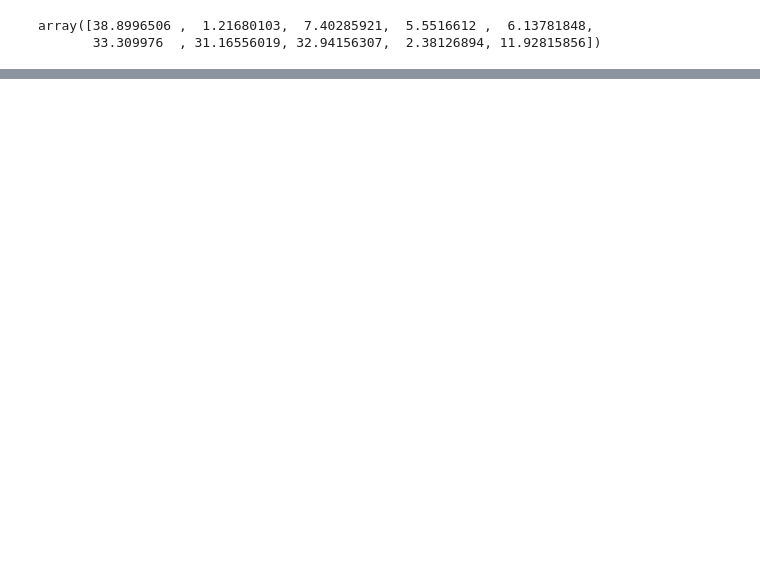
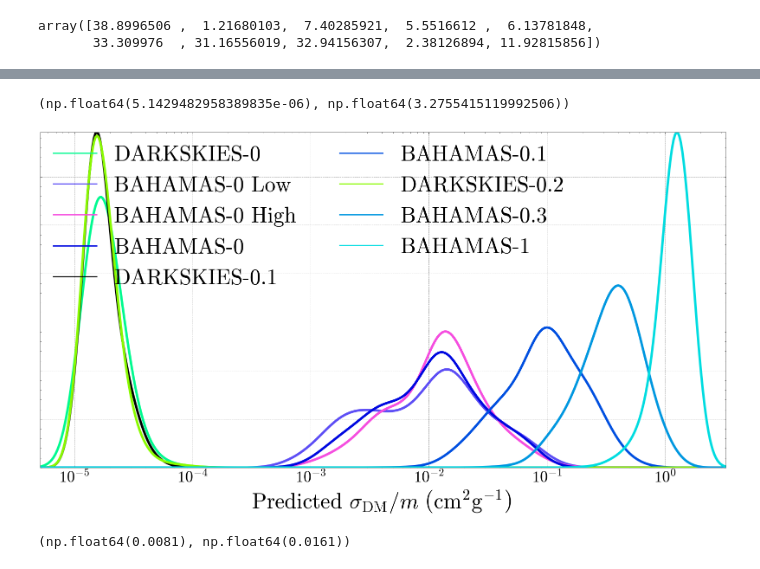
Before and after one commit to EthanTreg/Bayesian-DARKSKIES, a Jupyter notebook: jupyter_notebooks/effective_cdm.ipynb, the cells around one changed output, grey strips where cells are left out. Drawn from its saved outputs; the diff is of its cells as text; code cells hidden in the pictures; blank space fills up the shorter version.

```diff
--- a/jupyter_notebooks/effective_cdm.ipynb
+++ b/jupyter_notebooks/effective_cdm.ipynb
@@ -263,0 +279,7 @@ for prediction in predictions:
+# %%
+probs = np.empty_like(new_distributions)
+cumsums = probs.copy()
+
+for shape in np.ndindex(new_distributions.shape[:-1]):
+    probs[*shape] = new_distributions[*shape] / np.sum(new_distributions[*shape])
+    cumsums[*shape] = np.cumsum(probs[*shape])
@@ -312,0 +534,36 @@ plt.plot(x,c)
+# %%
+idx = (-1, 2)
+# sim_idx = slice(6, None)
+# sim_idx = [0, 3, 4, 5, 6, 7, 8]
+# sim_idx = [3, 4, 5, 7, 8]
+sim_idx = list(range(distributions.shape[-1]))
+plot2 = plots.PlotPlots(
+    grids[*idx],
+    probs[*idx][sim_idx],
+    log_x=True,
+    x_label=r'Predicted $\sigma_{\rm DM}/m\ \left(\rm cm^2g^{-1}\right)$',
+    # x_label=r'Self-Interaction Cross-Section',
+    styles='-',
+    labels=labels[sim_idx].tolist(),
+    colours=np.array(colours)[sim_idx].tolist(),
+    # colours=np.array(colours[:7] + ['k'] + colours[8:])[sim_idx].tolist(),
+    axis=True,
+    frameon=False,
+    # loc=(0.15, 0.6),
+    loc='upper left',
+    cols=2,
+    major=36,
+    minor=26,
+    line_width=4,
+)
+plot2.axes.tick_params(axis='y', labelleft=False)
+plot2.axes.set_xlim(np.min(np.array(plot2._data)[(np.array(plot2._y_data) > 1e-4)]), np.max(np.array(plot2._data)[(np.array(plot2._y_data) > 1e-4)]))
+# plot2.axes.set_xlim(np.min(np.repeat(grids[*idx][None], 5, axis=0)[(np.array(probs[*idx][[3, 4, 5, 7, 8]]) > 1e-4)]), np.max(np.repeat(grids[*idx][None], 5, axis=0)[(np.array(probs[*idx][[3, 4, 5, 7, 8]]) > 1e-4)]))
+# %% [output]
+(np.float64(5.1429482958389835e-06), np.float64(3.2755415119992506))
+[figure, added]
+# %%
+idx = -5
+np.round(quantiles[0, *idxs, idx] - quantiles[2, *idxs, idx], 4), np.round(quantiles[3, *idxs, idx] - quantiles[0, *idxs, idx], 4)
+# %% [output]
+(np.float64(0.0081), np.float64(0.0161))
```
Also changed, not shown: parts of 59 cells of this notebook, 20 other files.
